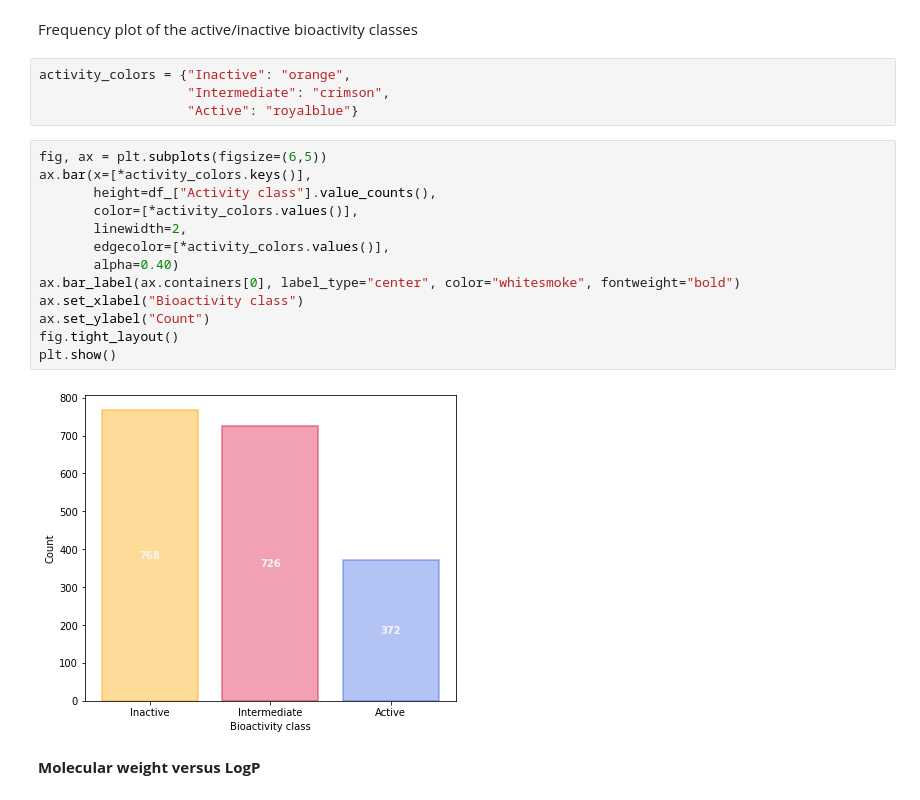
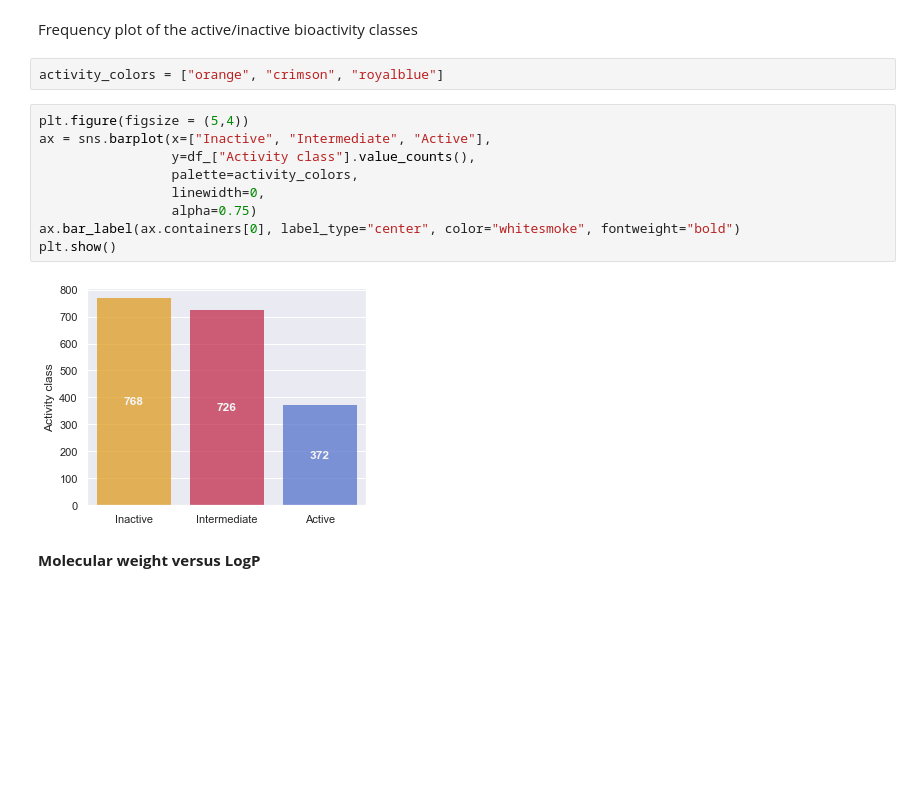
Before and after one commit to enricocid/python-scientific-exercises, a Jupyter notebook: chem_bioact.ipynb, the cells around one changed output. Cells and saved outputs as stored; diff of their text form; blank space fills up the shorter version.

```diff
--- a/chem_bioact.ipynb
+++ b/chem_bioact.ipynb
@@ -133,23 +135,17 @@ df_[["molecule_chembl_id", "pIC50"]].head(3)
 # %% [markdown]
 Frequency plot of the active/inactive bioactivity classes
 # %%
-activity_colors = {"Inactive": "orange",
-                   "Intermediate": "crimson",
-                   "Active": "royalblue"}
+activity_colors = ["orange", "crimson", "royalblue"]
 # %%
-fig, ax = plt.subplots(figsize=(6,5))
-ax.bar(x=[*activity_colors.keys()],
-       height=df_["Activity class"].value_counts(),
-       color=[*activity_colors.values()],
-       linewidth=2,
-       edgecolor=[*activity_colors.values()],
-       alpha=0.40)
+plt.figure(figsize = (5,4))
+ax = sns.barplot(x=["Inactive", "Intermediate", "Active"],
+                 y=df_["Activity class"].value_counts(),
+                 palette=activity_colors,
+                 linewidth=0,
+                 alpha=0.75)
 ax.bar_label(ax.containers[0], label_type="center", color="whitesmoke", fontweight="bold")
-ax.set_xlabel("Bioactivity class")
-ax.set_ylabel("Count")
-fig.tight_layout()
 plt.show()
 # %% [output]
-[figure, old version]
+[figure, new version]
 # %% [markdown]
 **Molecular weight versus LogP**
```
Also changed, not shown: parts of 4 cells of this notebook, 2 other files.
